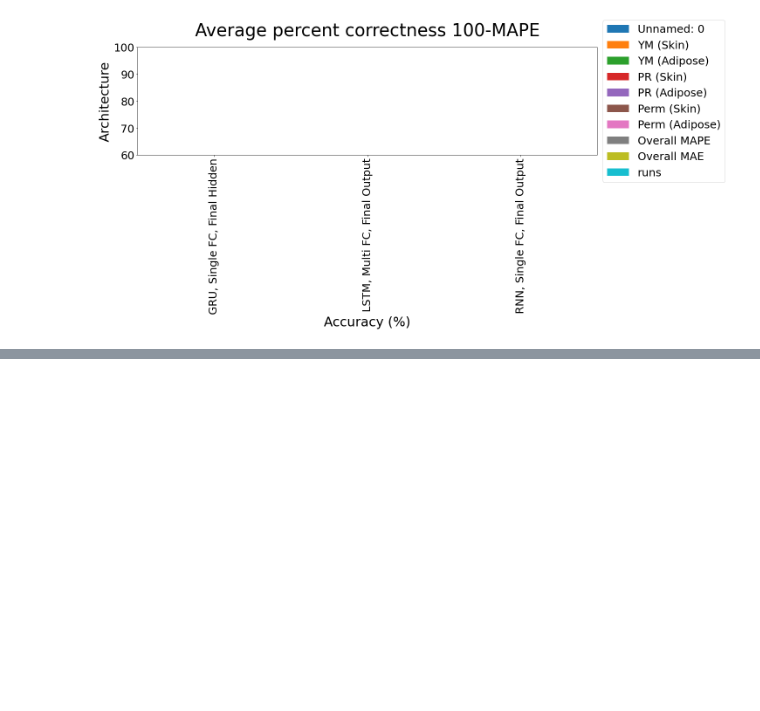
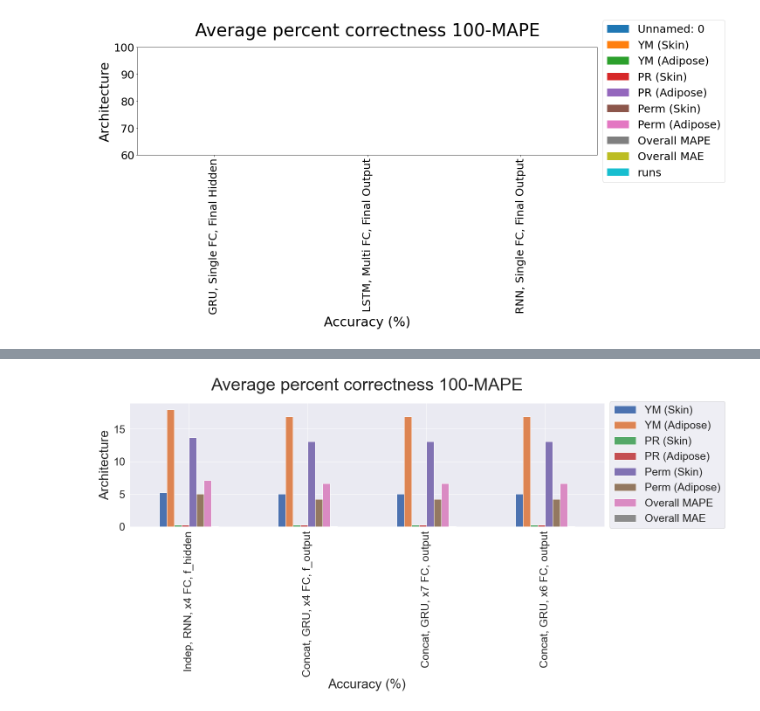
Before and after one commit to RobbieSoutham/SkinLearning, a Jupyter notebook: Notebooks/KFCV Results.ipynb, the cells around one changed output, grey strips where cells are left out. Cells and saved outputs as stored; diff of their text form; code cells hidden in the pictures; blank space fills up the shorter version.

```diff
--- a/Notebooks/KFCV Results.ipynb
+++ b/Notebooks/KFCV Results.ipynb
@@ -60,0 +198,21 @@ plot_parameter_bars(means)
+# %%
+wpds_fc = wpds_fc.drop(columns='Unnamed: 0')
+# %%
+def get_arches(x):
+    x = x.split(', ')
+
+    out = x[-1].split(' ')
+    further_fc = False
+    if len(out) == 2:
+        further_fc = True
+        x[-1] = out[0]
+
+
+    x[0] = x[0][:6] if x[0] == 'Concatenate' else x[0][:5]
+    x[2] = f'x{4 if x[-1] != "output" else (7 if not further_fc else 6)} FC'
+
+    return ', '.join(x)
+# %%
+wpds_fc['Architecture'] =  wpds_fc['Architecture'].apply(lambda x: get_arches(x))
+# %%
+wpds_fc = wpds_fc.set_index(['Architecture'])
@@ -60,0 +230,4 @@ plot_parameter_bars(means)
+# %%
+plot_parameter_bars(wpds_fc, max_y=max(wpds_fc.max())+1)
+# %% [output]
+[figure, added]
```
Also changed, not shown: parts of 33 cells of this notebook, 16 other files.
